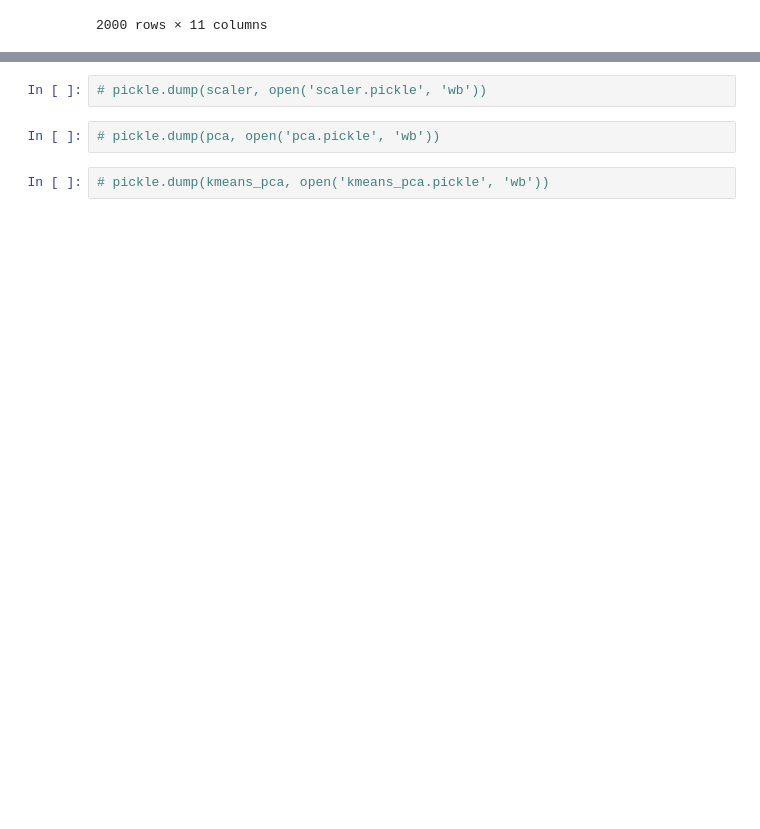
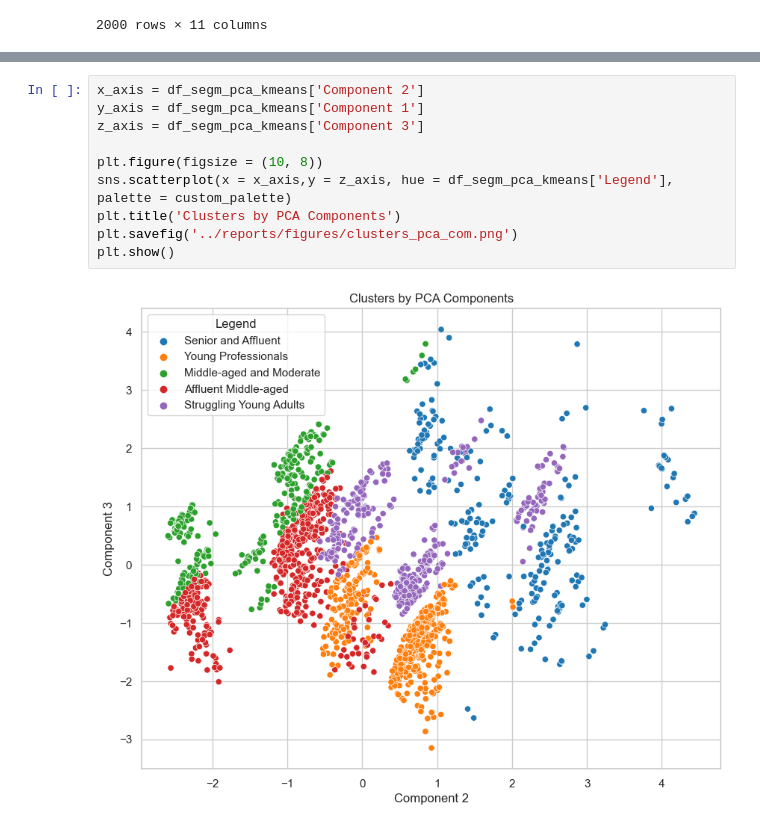
Before and after one commit to kings-data-quest/Retail_store_customer_analytiics, a Jupyter notebook: notebooks/2.0-prof-customer-segmentation.ipynb, the cells around one changed output, grey strips where cells are left out. Drawn from its saved outputs; the diff is of its cells as text; blank space fills up the shorter version.

```diff
--- a/notebooks/2.0-prof-customer-segmentation.ipynb
+++ b/notebooks/2.0-prof-customer-segmentation.ipynb
@@ -442,6 +481,12 @@ plt.show()
-# %%
-# pickle.dump(scaler, open('scaler.pickle', 'wb'))
-# %%
-# pickle.dump(pca, open('pca.pickle', 'wb'))
-# %%
-# pickle.dump(kmeans_pca, open('kmeans_pca.pickle', 'wb'))
+# %%
+x_axis = df_segm_pca_kmeans['Component 2']
+y_axis = df_segm_pca_kmeans['Component 1']
+z_axis = df_segm_pca_kmeans['Component 3']
+
+plt.figure(figsize = (10, 8))
+sns.scatterplot(x = x_axis,y = z_axis, hue = df_segm_pca_kmeans['Legend'], palette = custom_palette)
+plt.title('Clusters by PCA Components')
+plt.savefig('../reports/figures/clusters_pca_com.png')
+plt.show()
+# %% [output]
+[figure, added]
```
Also changed, not shown: parts of 17 cells of this notebook, 6 other files.
